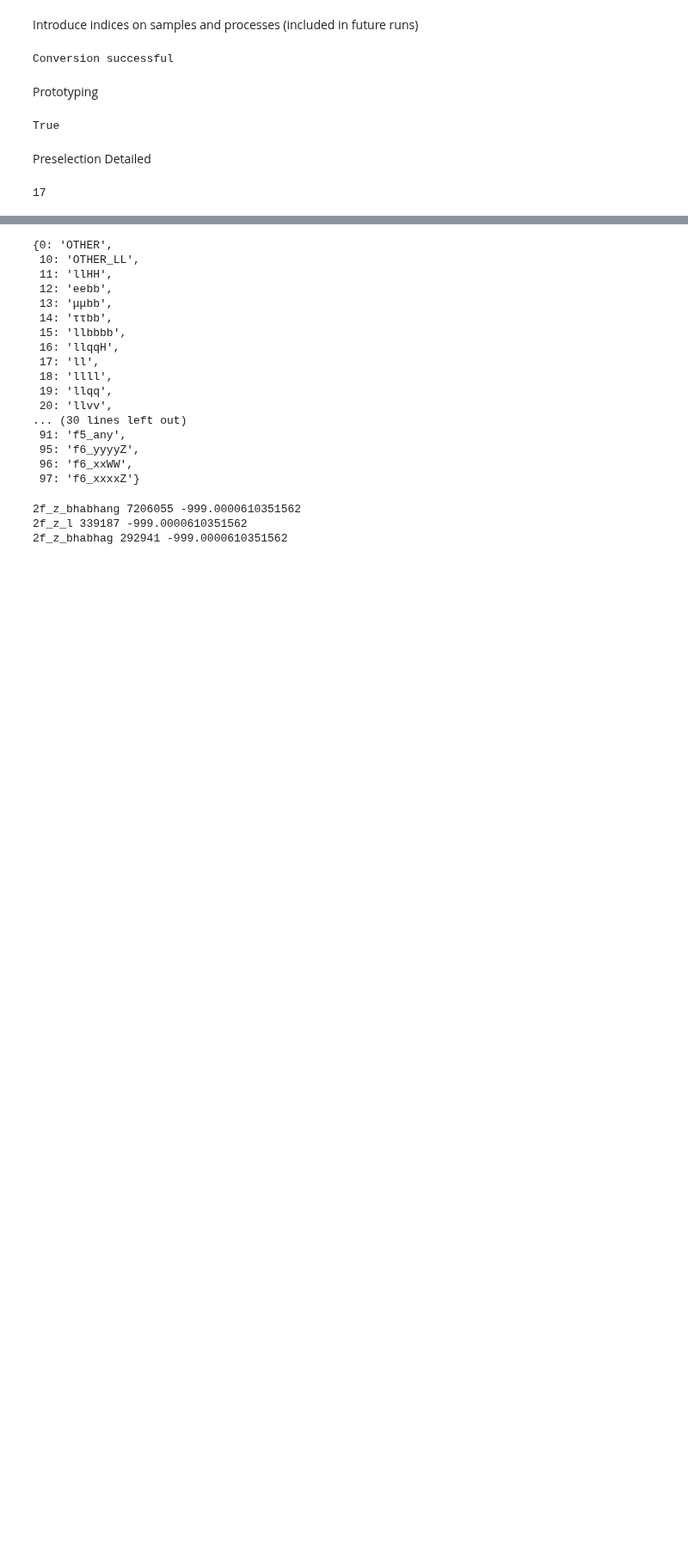
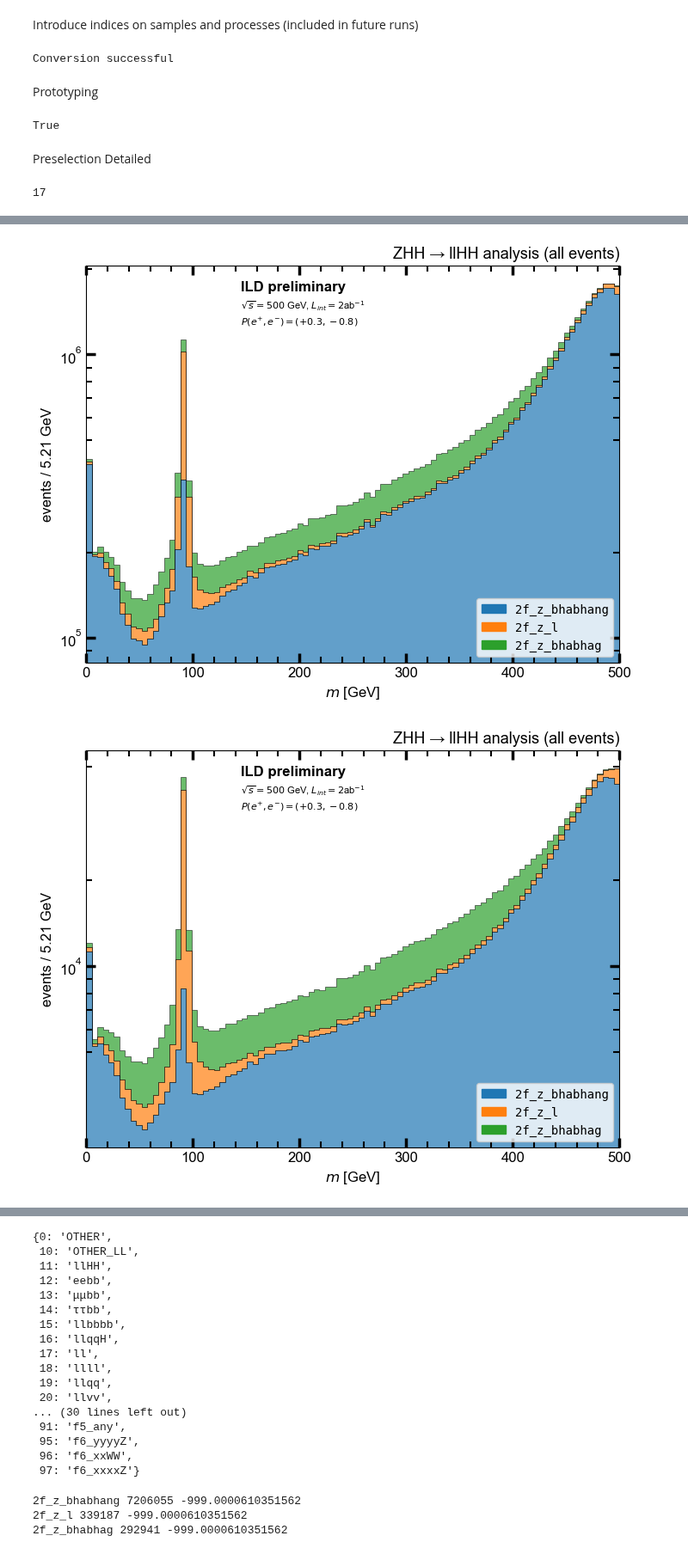
Before and after one commit to ILDAnaSoft/ZHH, a Jupyter notebook: notebooks/6_preselection.ipynb, the cells around one changed output, grey strips where cells are left out. Shown at 86% size. Cells and saved outputs as stored; diff of their text form; code cells hidden in the pictures; blank space fills up the shorter version.

Commit message:
Plotting Extended 6p event classification

```diff
--- a/notebooks/6_preselection.ipynb
+++ b/notebooks/6_preselection.ipynb
@@ -300,0 +255,67 @@ post_plot_ild(fig)
+# %%
+import datetime
+
+hypothesis = 'llHH'
+hypothesis_key = hypothesis[:2]
+
+for category in [17]:
+    calc_dict_all  = {}
+    calc_dict_pass = {}
+
+    covered_processes = []
+
+    mask = (presel_results['event_category'] == category) & (presel_results['ll_mz'] > 0)
+    pids = np.unique(presel_results['pid'][mask])
+
+    # Collect contributions from all proc_pol combinations of a process
+    for pid in (pbar := tqdm(pids)):
+        process_name = processes['process'][processes['pid'] == pid][0]
+
+        if process_name in covered_processes:
+            continue
+        else:
+            covered_processes.append(process_name)
+
+        print(process_name)
+        mask_process = np.zeros(len(mask), dtype='?')
+
+        for pidc in processes['pid'][processes['process'] == process_name]:
+            print(f"> {processes['proc_pol'][processes['pid'] == pidc][0]}")
+            mask_process = mask_process | (presel_results['pid'] == pidc)
+
+        mask_process_pass = np.logical_and(mask_process, presel_results[f'{hypothesis_key}_pass'])
+
+        # Assumes indices of weights = weights['pid']
+        calc_dict_all [process_name] = (presel_results['ll_mz'][mask_process], weights['weight'][presel_results['pid'][mask_process]])
+        calc_dict_pass[process_name] = (presel_results['ll_mz'][mask_process_pass], weights['weight'][presel_results['pid'][mask_process_pass]])
+
+    # Sort by number of entries
+    def sort_f(key_val):
+        return np.dot(key_val[1][0], key_val[1][1])
+
+    calc_dict_all_sorted  = dict(sorted(calc_dict_all.items() , key=sort_f))
+    calc_dict_pass_sorted = dict(sorted(calc_dict_pass.items(), key=sort_f))
+
+    check_pass = False
+    for calc_dict_sorted in [calc_dict_all_sorted, calc_dict_pass_sorted]:
+        plot_dict = {}
+        plot_weights = []
+        for key in calc_dict_sorted:
+            plot_dict[key] = calc_dict_sorted[key][0]
+            plot_weights.append(calc_dict_sorted[key][1])
+
+        # Plot
+        xlim = (0, 500)
+        xunit = 'GeV'
+        bins = 96
+        yscale = 'linear' if check_pass else 'log'
+
+        fig1 = plot_hist(plot_dict, xlim=xlim, bins=bins, custom_styling=True, stacked=True, yscale=yscale, weights=plot_weights)
+        fig2 = plot_hist(plot_dict, xlim=xlim, bins=bins, custom_styling=True, stacked=True, yscale=yscale)
+
+        for fig in [fig1, fig2]:
+            post_plot_ild(fig, xlim, bins, xunit=xunit, yscale=yscale, legend_labels=list(plot_dict.keys()), legend_kwargs={'loc': 'lower right'},
+                        ild_offset_x=0.2, title=rf'ZHH → {hypothesis} analysis ({"passing " + hypothesis if check_pass else "all events"})')
+
+        check_pass = True
+# %% [output]
@@ -300,0 +339,2 @@ post_plot_ild(fig)
+[figure, added]
+[figure, added]
```
Also changed, not shown: parts of 3 cells of this notebook, 3 other files.
